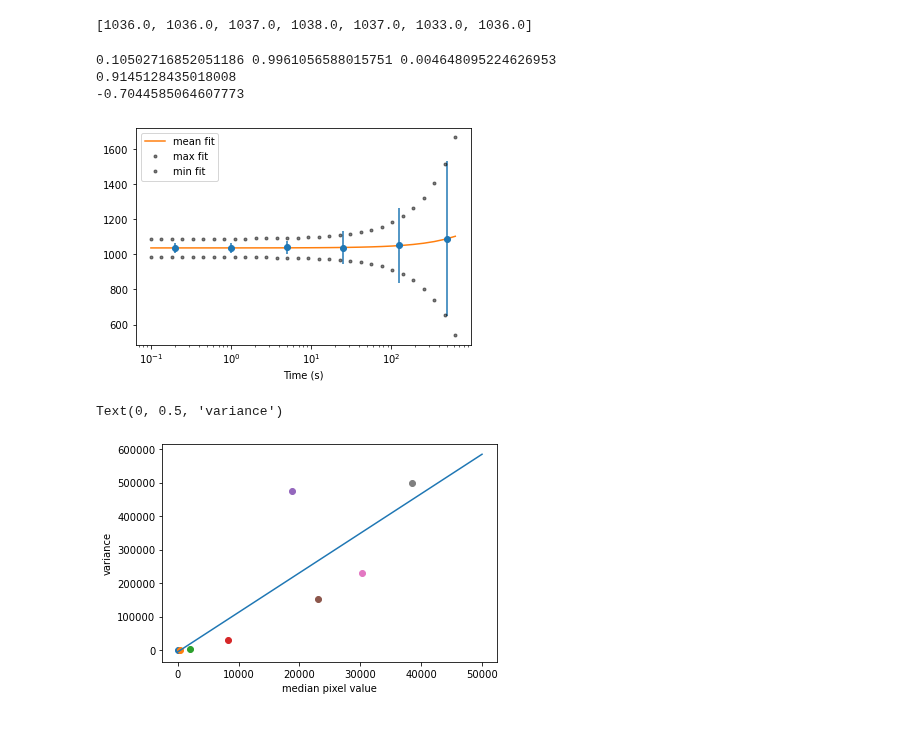
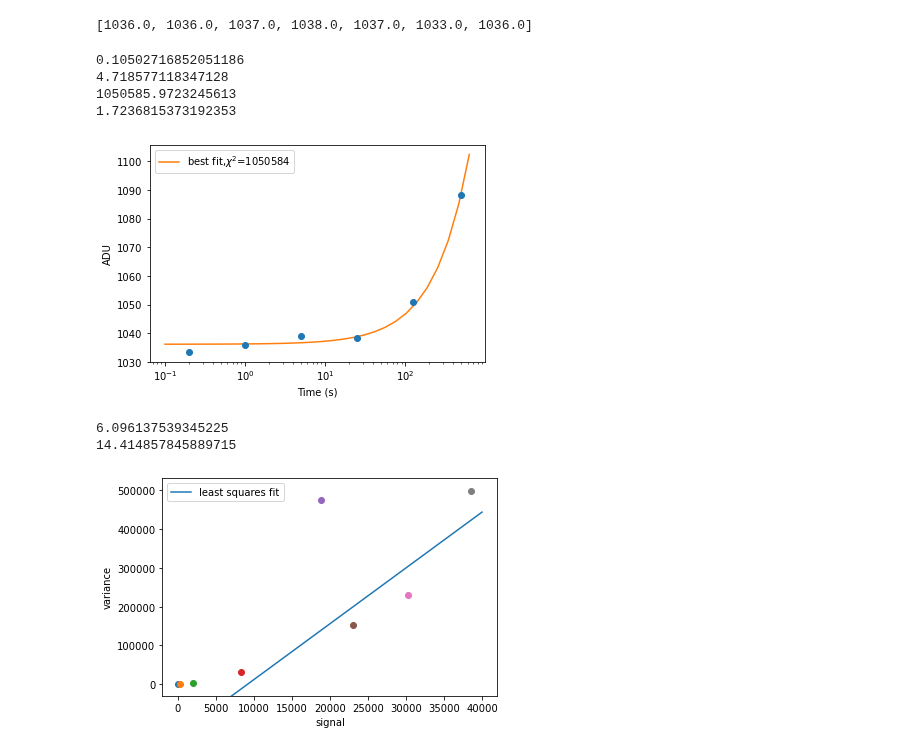
Before and after one commit to richardson-t/richardson-ccdlab-6725, a Jupyter notebook: results.ipynb, the cells around one changed output. Drawn from its saved outputs; the diff is of its cells as text; code cells hidden in the pictures.

Commit message:
revise error calculations

```diff
--- a/results.ipynb
+++ b/results.ipynb
@@ -78,9 +107,0 @@ print(pars[1],pars[2])
-# %%
-longreads = glob.glob('read/read_10_*')
-rms_array_3 = np.zeros((2532,3352))
-for file in shortreads:
-    f = fits.open(file)
-    rms_array_3+= (f[0].data)**2
-    f.close()
-rms_array_3 = np.sqrt(rms_array_3/len(longreads))
-print(np.mean(rms_array_3), np.median(rms_array_3), np.sqrt(np.mean(rms_array_3**2)-np.mean(rms_array_3)**2), np.sqrt(np.mean(rms_array_3**2))/np.sqrt(2532*3352))
@@ -116,46 +122,46 @@ print(medians)
 # %%
 dark_files = ['dark/dark_0.2.fits','dark/dark_1.fits','dark/dark_5.fits',
               'dark/dark_25.fits','dark/dark_125.fits','dark/dark_500.fits']
-exptimes = [0.2,1,5,25,125,500]
-means = []
-medians = []
+exptimes = np.array((0.2,1,5,25,125,500))
 fit_means = []
 fit_sigmas = []
 for file in dark_files:
-    f = fits.open(file)
-    means.append(np.mean(f[0].data))
-    medians.append(np.median(f[0].data))
-    mean,std = norm.fit(f[0].data)
+    data = fits.getdata(file)
+    mean,std = norm.fit(data)
     fit_means.append(mean); fit_sigmas.append(std)
     f.close()
 fit_means = np.array(fit_means)
 fit_sigmas = np.array(fit_sigmas)
+m,b,r,p,stderr = linregress(exptimes,fit_means)
+print(m)
+s = np.sqrt(np.sum(fit_means)**2/np.sum(exptimes)**2-np.sum(exptimes*fit_means)**2/np.sum(exptimes)**4)/np.sqrt(4)
+print(s)
+chi_squared_1 = np.sum(((fit_means-line_fit(exptimes,m+0.000008,b))/0.004)**2)
+print(chi_squared_1)
+chi_squared_2 = np.sum(((fit_means-line_fit(exptimes,m+0.009,b))/s)**2)
+print(chi_squared_2)
+# %% [output]
+0.10502716852051186
+4.718577118347128
+1050585.9723245613
+1.7236815373192353
 # %%
 plt.figure()
-m,b,r,p,stderr = linregress(exptimes,fit_means)
-print(m,r,stderr)
-time = np.logspace(-1,2.8,30); y1 = time*m+b
-m,b,r,p,stderr = linregress(exptimes,fit_means+fit_sigmas); y2 = time*m+b
-print(m)
-m,b,r,p,stderr = linregress(exptimes,fit_means-fit_sigmas); y3 = time*m+b
-print(m)
+time = np.logspace(-1,2.8,30); y = time*(m)+b
 #plt.plot(exptimes,fit_means,'o')
-plt.errorbar(exptimes,fit_means,yerr=fit_sigmas,fmt='o')
-plt.plot(time,y1,label='mean fit')
-plt.plot(time,y2,'k.',alpha=0.5,label='max fit')
-plt.plot(time,y3,'k.',alpha=0.5,label='min fit')
+plt.errorbar(exptimes,fit_means,yerr=weight_std,fmt='o')
+plt.plot(time,y,label=f'best fit,$\chi^{2}$={int(chi_squared_1)}')
 plt.legend()
 plt.xlabel('Time (s)')
+plt.ylabel('ADU')
 plt.xscale('log')
 #plt.savefig('dark/dark.png',dpi=300)
 # %% [output]
-0.10502716852051186 0.9961056588015751 0.004648095224626953
-0.9145128435018008
--0.7044585064607773
-[figure, old version]
+[figure, new version]
 # %%
 datatimes = [0.1,1,5,20,45,60,80,100]
 plt.figure()
+xp = []; yp = [];
 for time in datatimes:
     files = glob.glob(f'gain/gain_{time}_*')
     mean = np.zeros((2532,3352))
@@ -168,19 +174,26 @@ for time in datatimes:
     mean/= len(files)
     var = rms/len(files)-mean**2
     plt.scatter(np.median(mean),np.median(var))
-    #print(np.median(mean),np.median(var))
-x = np.linspace(0,5e4,10)
-m = 11.8
-b = -5583
+    if (time > 5) and (time != 45):
+        xp.append(np.median(mean)); yp.append(np.median(var))
+xp = np.array(xp); yp = np.array(yp)
+xx = xp**2; xy = xp*yp
+s = np.sqrt(np.sum(yp)**2/np.sum(xp)**2-np.sum(xy)**2/np.sum(xp)**4)/np.sqrt(2)
+print(s)
+x = np.linspace(0,4e4,10)
+m = (4*np.sum(xy)-np.sum(xp)*np.sum(yp))/(4*np.sum(xx)-np.sum(xp)**2)
+b = (np.sum(yp)-m*np.sum(xp))/4
 y = m*x+b
+print(m)
 plt.plot(x,y,label='least squares fit')
-plt.xlabel('median pixel value'); plt.ylabel('variance')
-#plt.xlim(-2000,5e4); plt.ylim(-1e4,6e5)
-#plt.legend()
-#plt.savefig(f'gain/gain_3.png',dpi=300)
+plt.xlabel('signal'); plt.ylabel('variance')
+plt.ylim(-3e4)
+plt.legend()
+plt.savefig(f'gain/gain_4.png',dpi=300)
 # %% [output]
-Text(0, 0.5, 'variance')
+6.096137539345225
+14.414857845889715
-[figure, old version]
+[figure, new version]
 # %%
 darktimes = np.array((1,3,10,30,60,100,200,300))
 lighttimes = np.array((1,3,10,30,60,100,150,200))
```
Also changed, not shown: parts of 11 cells of this notebook.
